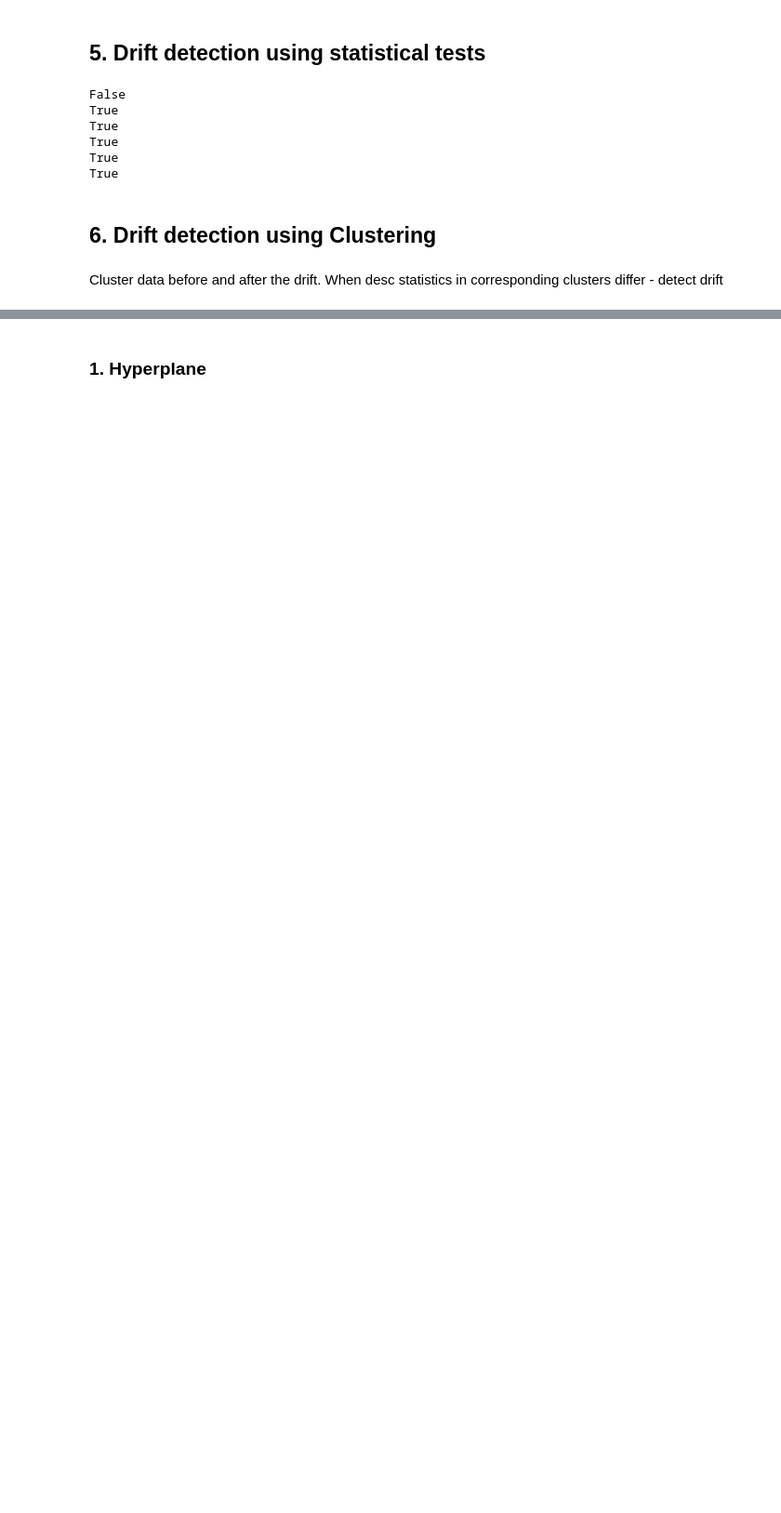
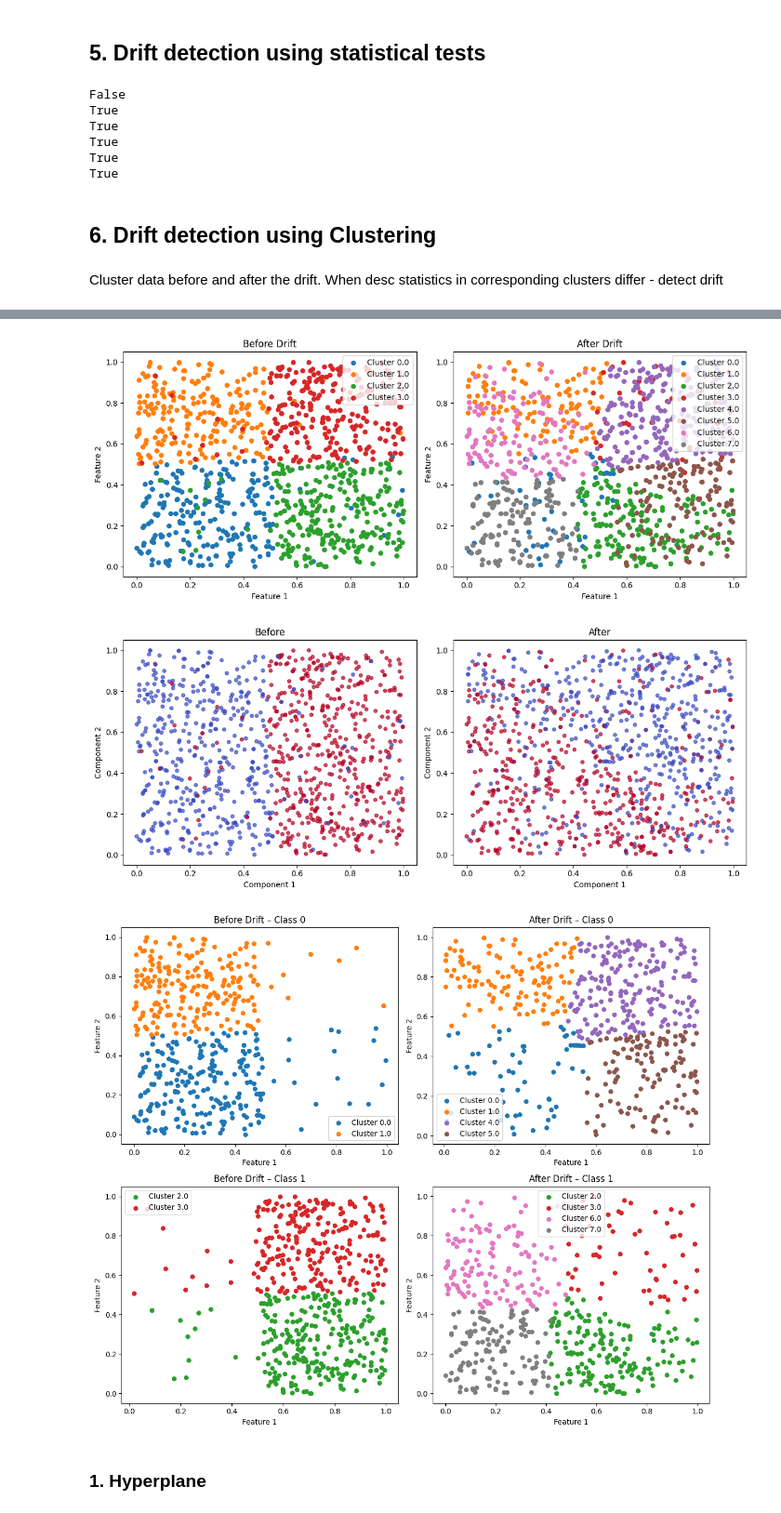
Before and after one commit to KubaCzech/DriftDetectionWithExplainableAI, a Jupyter notebook: notebooks/data_drift.ipynb, the cells around one changed output, grey strips where cells are left out. Shown at 93% size. Saved outputs shown, nothing was run; the diff lists cells and outputs as text; code cells hidden in the pictures; blank space fills up the shorter version.

Commit message:
clustering documentation, part 1

```diff
--- a/notebooks/data_drift.ipynb
+++ b/notebooks/data_drift.ipynb
@@ -1047,0 +1274,17 @@ def visualize_centers_shift():
+# %%
+size_of_box = 1000
+generator = get_dataset("hyperplane_drift")
+X, y = generator.generate(size_of_box, size_of_box, 2, 2)
+half = len(X)//2
+
+X_old, X_new = X.loc[:half-1], X.loc[half:]
+y_old, y_new = y[:half], y[half:]
+
+CBDD = ClusterBasedDriftDetector((X_old, y_old), (X_new, y_new))
+CBDD.detect()
+
+mask1_b = y_old >= 0
+mask1_a = y_new >= 0
+
+labels_old = CBDD.cluster_labels_old
+labels_new = CBDD.cluster_labels_new
@@ -1048,3 +1294,21 @@ def visualize_centers_shift():
+# %%
+mask1_b = y_old <= 1
+mask1_a = y_new <= 1
+
+CBDD = ClusterBasedDriftDetector((X_old[mask1_b], y_old[mask1_b]), (X_new[mask1_a], y_new[mask1_a]))
+CBDD.detect()
+
+labels_old = CBDD.cluster_labels_old
+labels_new = CBDD.cluster_labels_new
+# %%
+plot_drift_clustered(X_old[mask1_b].values, X_new[mask1_a].values, labels_old, labels_new)
+plot_drift(X_old[mask1_b].values, y_old[mask1_b], X_new[mask1_a].values, y_new[mask1_a])
+
+plot_clusters_by_class(X_old[mask1_b].values, X_new[mask1_a].values, y_old[mask1_b], y_new[mask1_a], labels_old, labels_new)
+# %% [output]
+[figure, added]
+[figure, added]
+[figure, added]
 # %% [markdown]
 ### **1. Hyperplane**
 # %%
```
Also changed, not shown: parts of 17 cells of this notebook.
